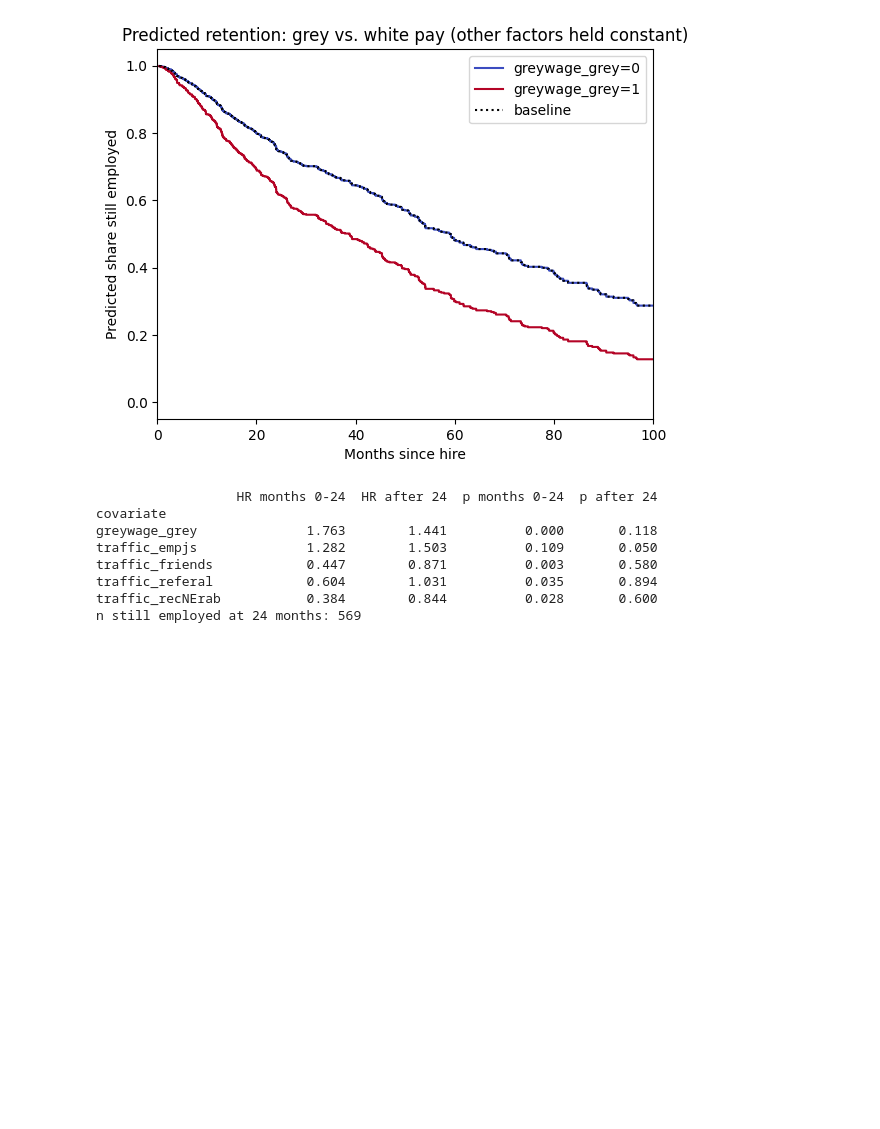
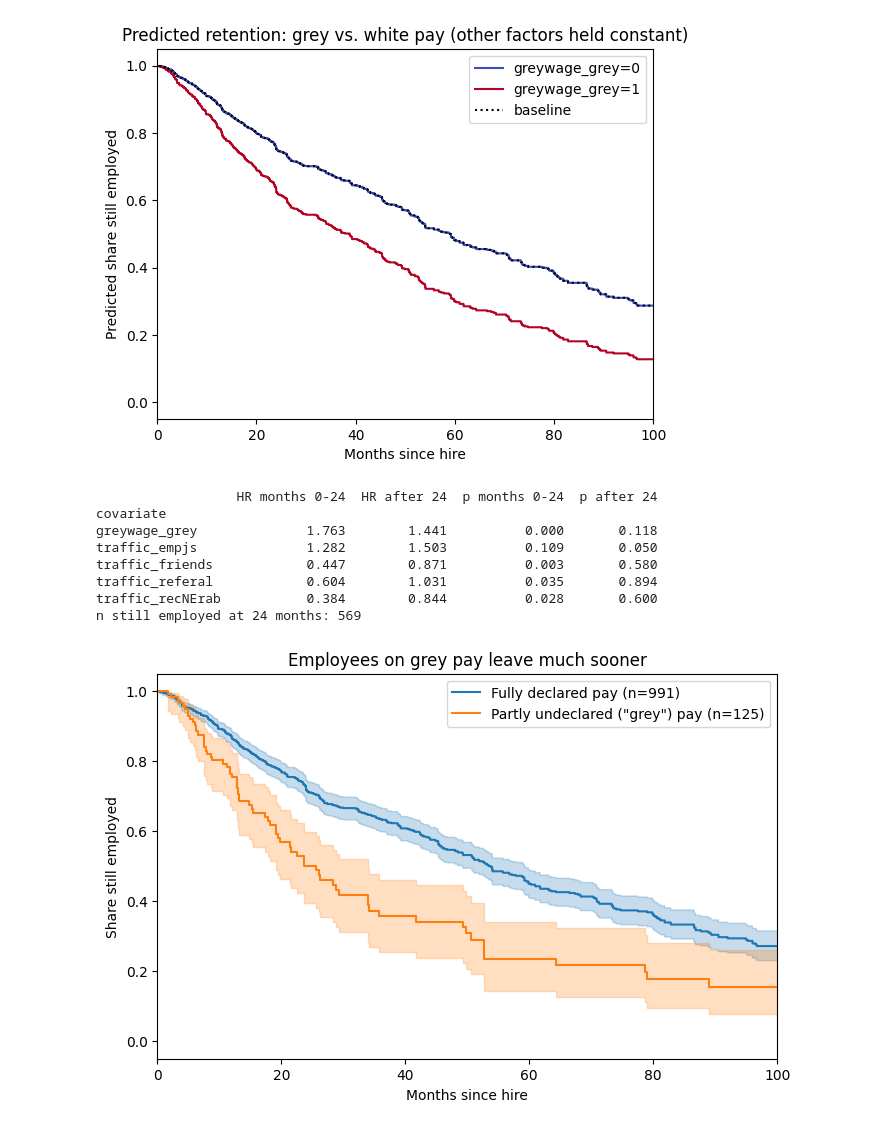
Before and after one commit to adinuansah/time-to-attrition, a Jupyter notebook: 01_time_to_attrition.ipynb, the cells around one changed output. Cells and saved outputs as stored; diff of their text form; code cells hidden in the pictures; blank space fills up the shorter version.

```diff
--- a/01_time_to_attrition.ipynb
+++ b/01_time_to_attrition.ipynb
@@ -357,3 +363,23 @@ traffic_friends            0.447        0.871          0.003       0.580
 traffic_referal            0.604        1.031          0.035       0.894
 traffic_recNErab           0.384        0.844          0.028       0.600
 n still employed at 24 months: 569
+# %%
+# 12. Chart for the README
+from google.colab import files
+
+fig, ax = plt.subplots(figsize=(8, 5))
+for grp, label in [('white', 'Fully declared pay'), ('grey', 'Partly undeclared ("grey") pay')]:
+    d = df[df['greywage'] == grp]
+    KaplanMeierFitter().fit(d['tenure_months'], d['event'],
+                            label=f'{label} (n={len(d)})').plot_survival_function(ax=ax)
+
+ax.set_xlim(0, 100)
+ax.set_xlabel('Months since hire')
+ax.set_ylabel('Share still employed')
+ax.set_title('Employees on grey pay leave much sooner')
+plt.savefig('retention_by_pay.png', dpi=150, bbox_inches='tight')
+plt.show()
+
+files.download('retention_by_pay.png')
+# %% [output]
+[figure, added]
```
Also changed, not shown: parts of 4 cells of this notebook.
